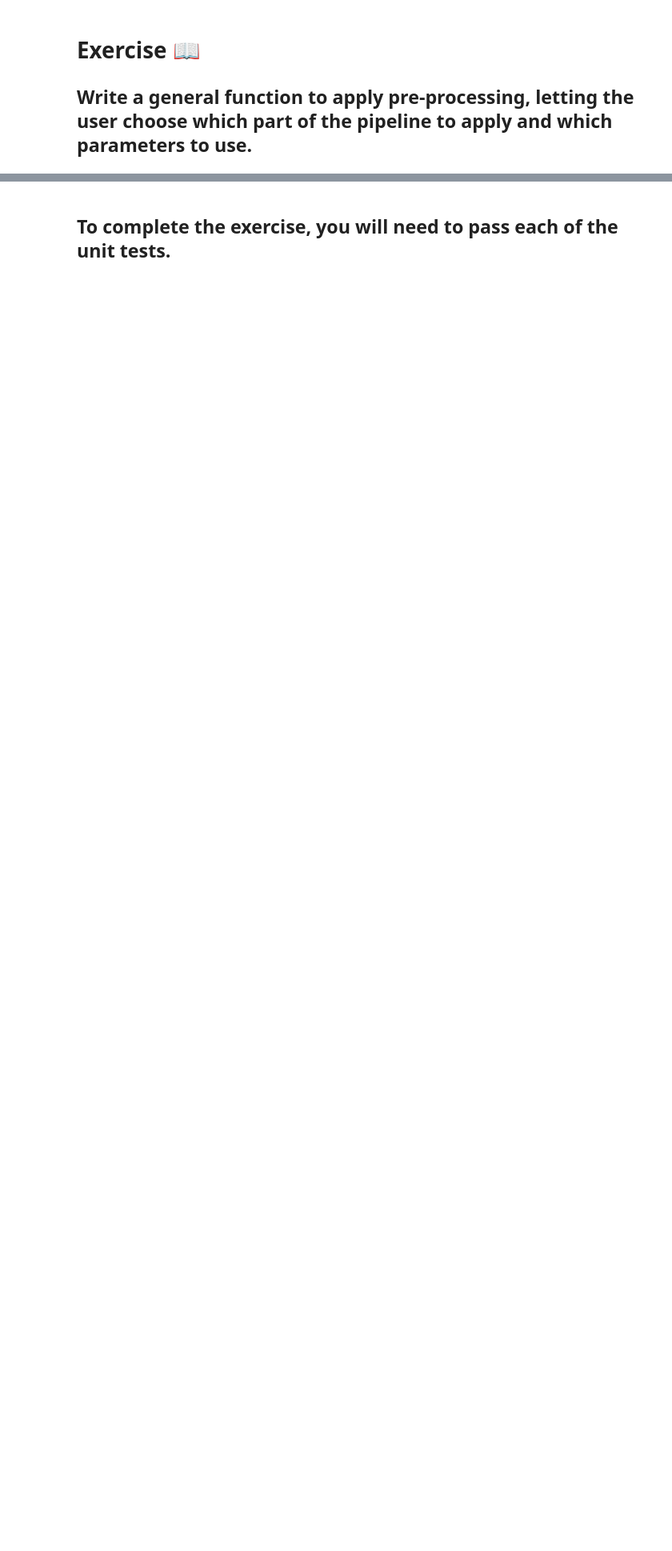
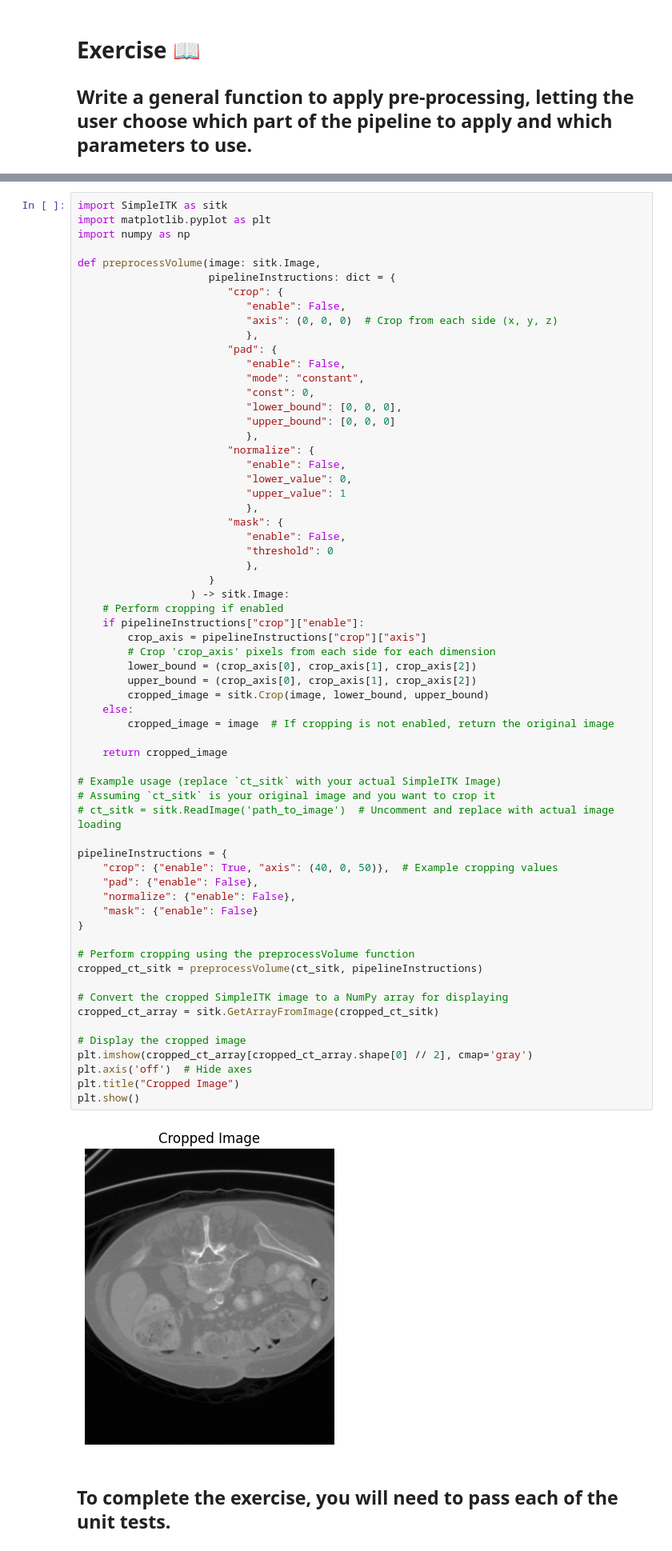
Before and after one commit to MBerg21/MIPN, a Jupyter notebook: Processing_to_complete.ipynb, the cells around one changed output, grey strips where cells are left out. Shown at 80% size. Cells and saved outputs as stored; diff of their text form; blank space fills up the shorter version.

Commit message:
Exercise 3 cropping

```diff
--- a/Processing_to_complete.ipynb
+++ b/Processing_to_complete.ipynb
@@ -233,3 +277,68 @@ def preprocessVolume(image: sitk.Image,
+# %%
+import SimpleITK as sitk
+import matplotlib.pyplot as plt
+import numpy as np
+
+def preprocessVolume(image: sitk.Image,
+                     pipelineInstructions: dict = {
+                        "crop": {
+                           "enable": False,
+                           "axis": (0, 0, 0)  # Crop from each side (x, y, z)
+                           },
+                        "pad": {
+                           "enable": False,
+                           "mode": "constant",
+                           "const": 0,
+                           "lower_bound": [0, 0, 0],
+                           "upper_bound": [0, 0, 0]
+                           },
+                        "normalize": {
+                           "enable": False,
+                           "lower_value": 0,
+                           "upper_value": 1
+                           },
+                        "mask": {
+                           "enable": False,
+                           "threshold": 0
+                           },
+                     }
+                  ) -> sitk.Image:
+    # Perform cropping if enabled
+    if pipelineInstructions["crop"]["enable"]:
+        crop_axis = pipelineInstructions["crop"]["axis"]
+        # Crop 'crop_axis' pixels from each side for each dimension
+        lower_bound = (crop_axis[0], crop_axis[1], crop_axis[2])
+        upper_bound = (crop_axis[0], crop_axis[1], crop_axis[2])
+        cropped_image = sitk.Crop(image, lower_bound, upper_bound)
+    else:
+        cropped_image = image  # If cropping is not enabled, return the original image
+
+    return cropped_image
+
+# Example usage (replace `ct_sitk` with your actual SimpleITK Image)
+# Assuming `ct_sitk` is your original image and you want to crop it
+# ct_sitk = sitk.ReadImage('path_to_image')  # Uncomment and replace with actual image loading
+
+pipelineInstructions = {
+    "crop": {"enable": True, "axis": (40, 0, 50)},  # Example cropping values
+    "pad": {"enable": False},
+    "normalize": {"enable": False},
+    "mask": {"enable": False}
+}
+
+# Perform cropping using the preprocessVolume function
+cropped_ct_sitk = preprocessVolume(ct_sitk, pipelineInstructions)
+
+# Convert the cropped SimpleITK image to a NumPy array for displaying
+cropped_ct_array = sitk.GetArrayFromImage(cropped_ct_sitk)
+
+# Display the cropped image
+plt.imshow(cropped_ct_array[cropped_ct_array.shape[0] // 2], cmap='gray')
+plt.axis('off')  # Hide axes
+plt.title("Cropped Image")
+plt.show()
+# %% [output]
+[figure, added]
 # %% [markdown]
 ## To complete the exercise, you will need to pass each of the unit tests.
 # %%
```
Also changed, not shown: parts of 2 cells of this notebook.
